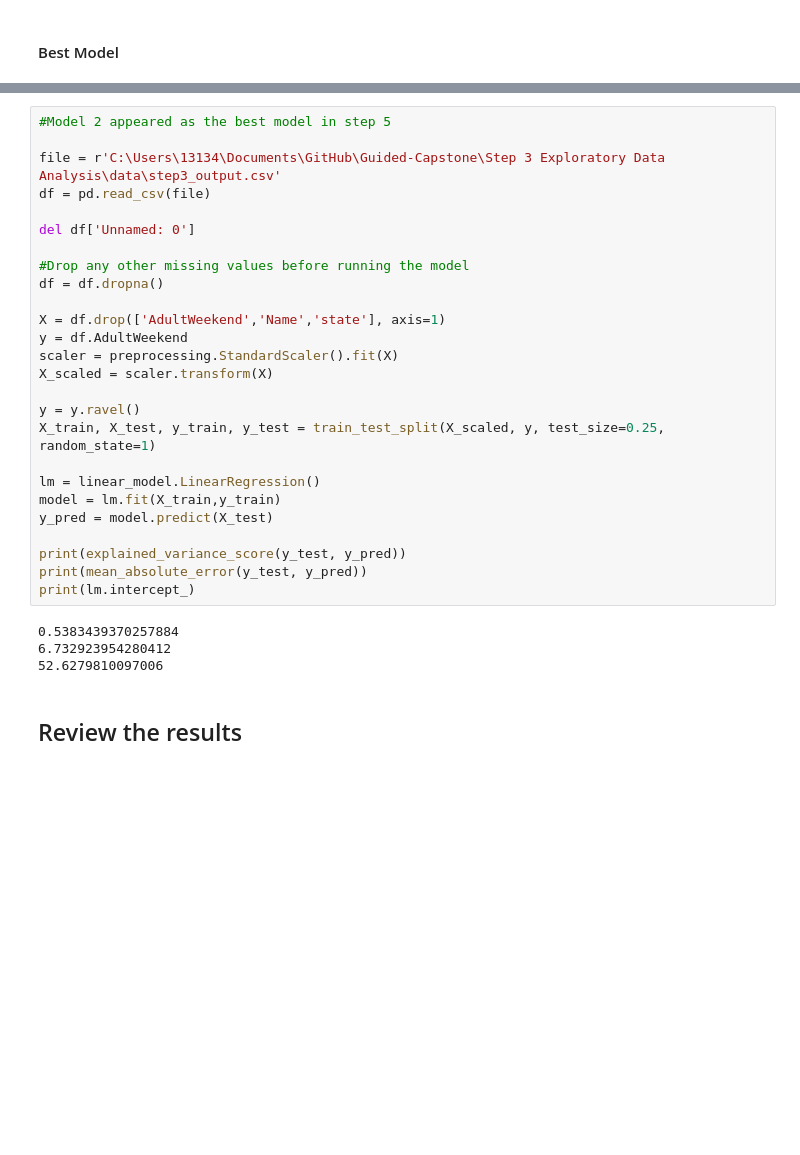
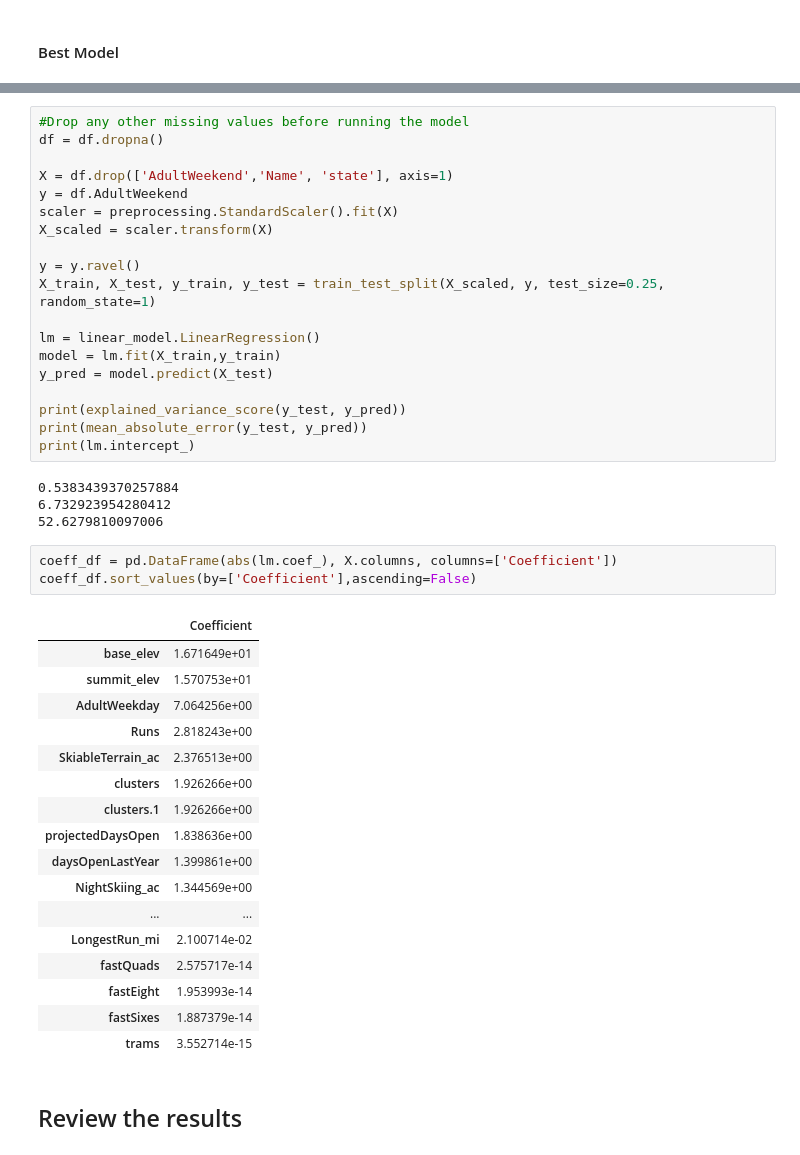
Before and after one commit to fw9228/Guided-Capstone, a Jupyter notebook: Step 6 Documentation/Notebook_stepsix.ipynb, the cells around one changed output, grey strips where cells are left out. Drawn from its saved outputs; the diff is of its cells as text; blank space fills up the shorter version.

Commit message:
Update Notebook_stepsix.ipynb
Worked on project

```diff
--- a/Step 6 Documentation/Notebook_stepsix.ipynb
+++ b/Step 6 Documentation/Notebook_stepsix.ipynb
@@ -69,15 +96,8 @@ ls
 # %%
-#Model 2 appeared as the best model in step 5
-
-file = r'C:\Users\13134\Documents\GitHub\Guided-Capstone\Step 3 Exploratory Data Analysis\data\step3_output.csv'
-df = pd.read_csv(file)
-
-del df['Unnamed: 0']
-
 #Drop any other missing values before running the model
 df = df.dropna()
 
-X = df.drop(['AdultWeekend','Name','state'], axis=1)
+X = df.drop(['AdultWeekend','Name', 'state'], axis=1)
 y = df.AdultWeekend
 scaler = preprocessing.StandardScaler().fit(X)
 X_scaled = scaler.transform(X)
@@ -96,6 +116,27 @@ print(lm.intercept_)
 0.5383439370257884
 6.732923954280412
 52.6279810097006
+# %%
+coeff_df = pd.DataFrame(abs(lm.coef_), X.columns, columns=['Coefficient'])
+coeff_df.sort_values(by=['Coefficient'],ascending=False)
+# %% [output]
+|  | Coefficient |
+| base_elev | 1.671649e+01 |
+| summit_elev | 1.570753e+01 |
+| AdultWeekday | 7.064256e+00 |
+| Runs | 2.818243e+00 |
+| SkiableTerrain_ac | 2.376513e+00 |
+| clusters | 1.926266e+00 |
+| clusters.1 | 1.926266e+00 |
+| projectedDaysOpen | 1.838636e+00 |
+| daysOpenLastYear | 1.399861e+00 |
+| NightSkiing_ac | 1.344569e+00 |
+| ... | ... |
+| LongestRun_mi | 2.100714e-02 |
+| fastQuads | 2.575717e-14 |
+| fastEight | 1.953993e-14 |
+| fastSixes | 1.887379e-14 |
+| trams | 3.552714e-15 |
 # %% [markdown]
 ## Review the results
 # %% [markdown]
```
Also changed, not shown: parts of 13 cells of this notebook.
